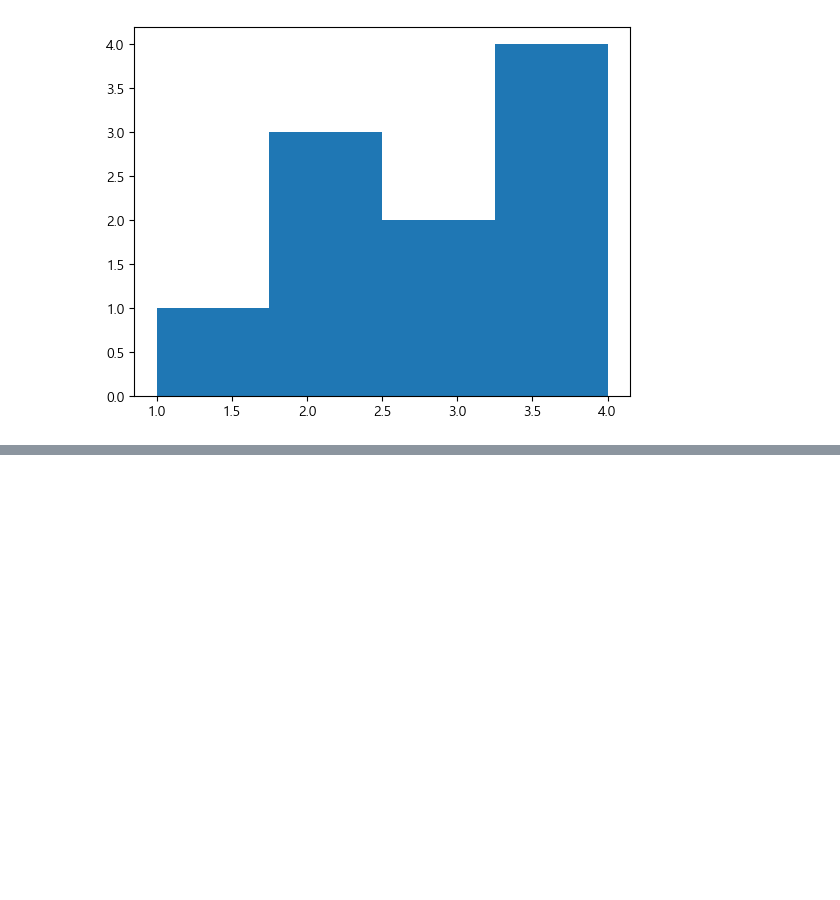
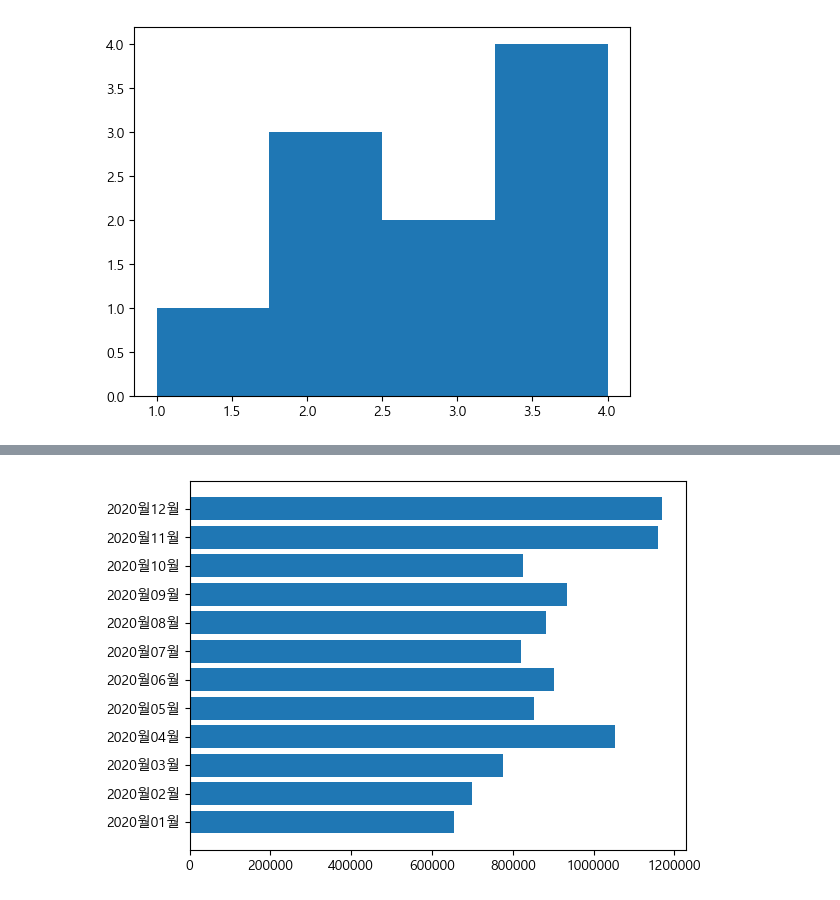
Before and after one commit to youngsang114/python-work, a Jupyter notebook: 230425/18_matplotlib.ipynb, the cells around one changed output, grey strips where cells are left out. Saved outputs shown, nothing was run; the diff lists cells and outputs as text; code cells hidden in the pictures; blank space fills up the shorter version.

```diff
--- a/230425/18_matplotlib.ipynb
+++ b/230425/18_matplotlib.ipynb
@@ -73,0 +111,3 @@ plt.show()
+# %%
+mean_kospi_2020=kospi.loc['2020'].resample("MS").mean()
+mean_kospi_2020
@@ -73,0 +129,9 @@ plt.show()
+# %%
+# x축은 'xxxx년 xx월' 표시
+mean_kospi_2020.index[0].strftime("%Y년%m월")
+
+x=[]
+for i in mean_kospi_2020.index:
+    x.append(i.strftime("%Y월%m월"))
+
+x
@@ -73,0 +154,7 @@ plt.show()
+# %%
+plt.barh(x,mean_kospi_2020['Volume'])
+# 지수 표현식을 일반 표현식으로 변경
+plt.ticklabel_format(axis='x',style='plain')
+plt.show()
+# %% [output]
+[figure, added]
```
Also changed, not shown: parts of 16 cells of this notebook, 5 other files.
